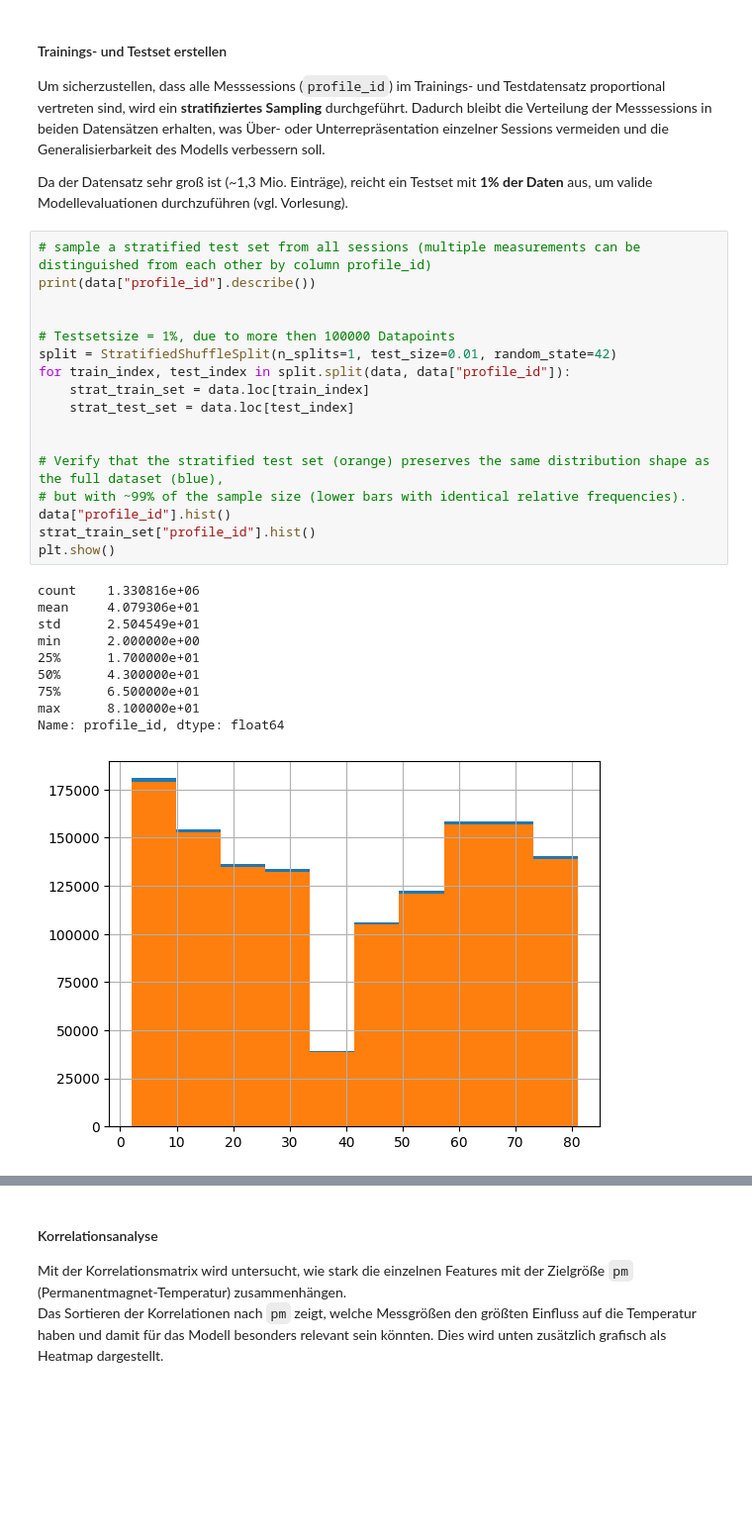
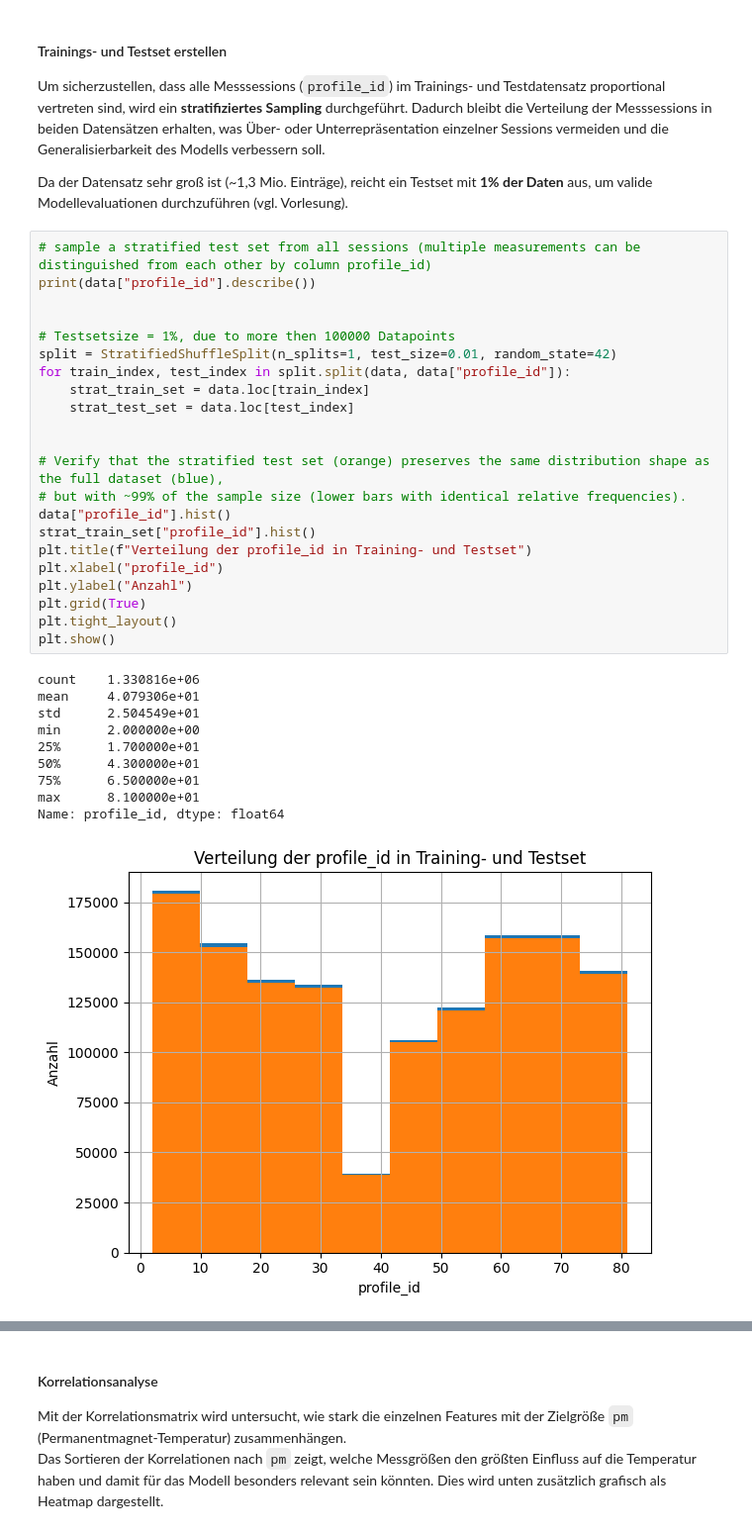
Before and after one commit to fynnbuhl/ML-SS25, a Jupyter notebook: Projekt_Gruppe9_MotorTemperatur.ipynb, the cells around one changed output, grey strips where cells are left out. Shown at 99% size. Drawn from its saved outputs; the diff is of its cells as text; blank space fills up the shorter version.

```diff
--- a/Projekt_Gruppe9_MotorTemperatur.ipynb
+++ b/Projekt_Gruppe9_MotorTemperatur.ipynb
@@ -237,28 +239,33 @@ Da der Datensatz sehr groß ist (~1,3 Mio. Einträge), reicht ein Testset mit **
 # %%
 # sample a stratified test set from all sessions (multiple measurements can be distinguished from each other by column profile_id)
 print(data["profile_id"].describe())
 
 
 # Testsetsize = 1%, due to more then 100000 Datapoints
 split = StratifiedShuffleSplit(n_splits=1, test_size=0.01, random_state=42)
 for train_index, test_index in split.split(data, data["profile_id"]):
     strat_train_set = data.loc[train_index]
     strat_test_set = data.loc[test_index]
 
 
 # Verify that the stratified test set (orange) preserves the same distribution shape as the full dataset (blue),
 # but with ~99% of the sample size (lower bars with identical relative frequencies).
 data["profile_id"].hist()
 strat_train_set["profile_id"].hist()
+plt.title(f"Verteilung der profile_id in Training- und Testset")
+plt.xlabel("profile_id")
+plt.ylabel("Anzahl")
+plt.grid(True)
+plt.tight_layout()
 plt.show()
 # %% [output]
 count    1.330816e+06
 mean     4.079306e+01
 std      2.504549e+01
 min      2.000000e+00
 25%      1.700000e+01
 50%      4.300000e+01
 75%      6.500000e+01
 max      8.100000e+01
 Name: profile_id, dtype: float64
-[figure, old version]
+[figure, new version]
```
Also changed, not shown: parts of 97 cells of this notebook.
